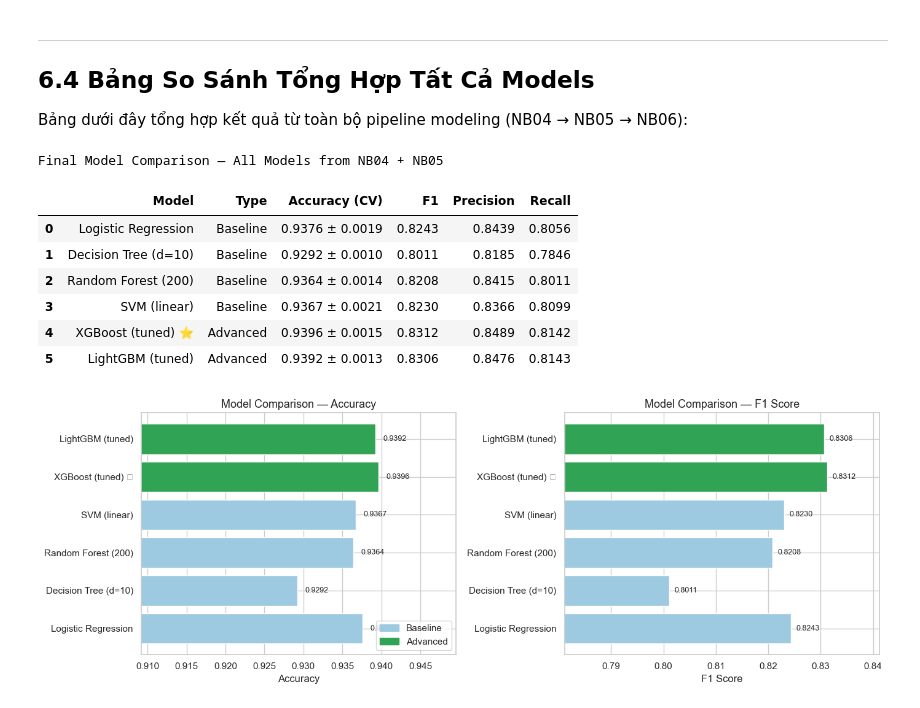
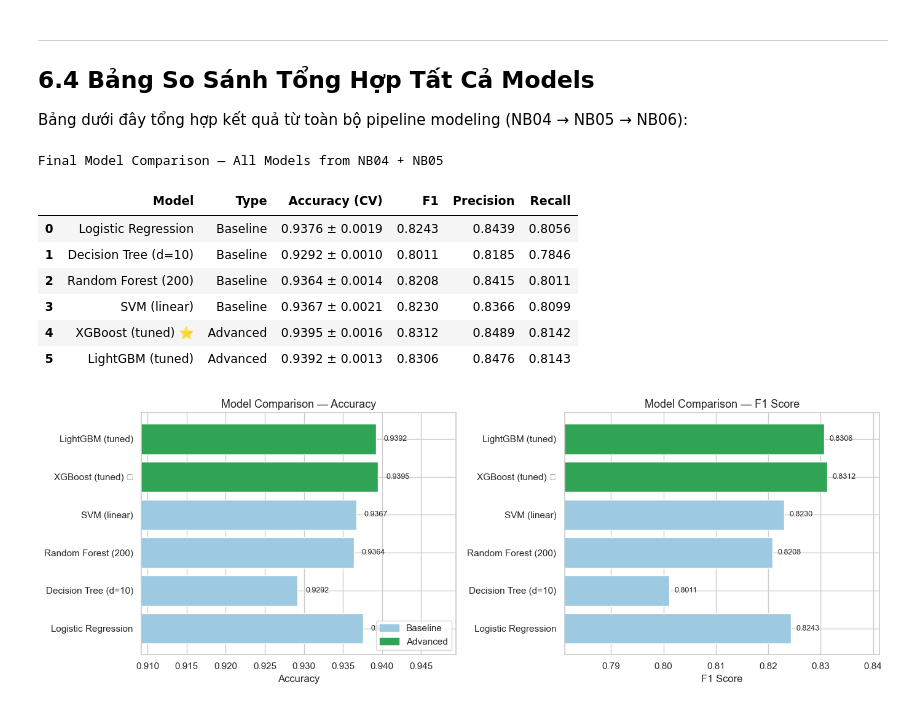
Before and after one commit to thkt2110/mental-health-depression-prediction, a Jupyter notebook: notebooks/06_evaluation.ipynb, the cells around one changed output. Cells and saved outputs as stored; diff of their text form; code cells hidden in the pictures.

```diff
--- a/notebooks/06_evaluation.ipynb
+++ b/notebooks/06_evaluation.ipynb
@@ -614,35 +614,35 @@ all_models = [
     {"Model": "Decision Tree (d=10)", "Accuracy_mean": 0.9292, "Accuracy_std": 0.0010,
      "F1_mean": 0.8011, "Precision_mean": 0.8185, "Recall_mean": 0.7846, "Type": "Baseline"},
     {"Model": "Random Forest (200)", "Accuracy_mean": 0.9364, "Accuracy_std": 0.0014,
      "F1_mean": 0.8208, "Precision_mean": 0.8415, "Recall_mean": 0.8011, "Type": "Baseline"},
     {"Model": "SVM (linear)", "Accuracy_mean": 0.9367, "Accuracy_std": 0.0021,
      "F1_mean": 0.8230, "Precision_mean": 0.8366, "Recall_mean": 0.8099, "Type": "Baseline"},
-    {"Model": "XGBoost (tuned) ⭐", "Accuracy_mean": 0.9396, "Accuracy_std": 0.0015,
+    {"Model": "XGBoost (tuned) ⭐", "Accuracy_mean": 0.9395, "Accuracy_std": 0.0016,
      "F1_mean": 0.8312, "Precision_mean": 0.8489, "Recall_mean": 0.8142, "Type": "Advanced"},
     {"Model": "LightGBM (tuned)", "Accuracy_mean": 0.9392, "Accuracy_std": 0.0013,
      "F1_mean": 0.8306, "Precision_mean": 0.8476, "Recall_mean": 0.8143, "Type": "Advanced"},
 ]
 
 final_df = pd.DataFrame(all_models)
 final_df["Accuracy (CV)"] = final_df.apply(
     lambda r: f"{r['Accuracy_mean']:.4f} ± {r['Accuracy_std']:.4f}", axis=1
 )
 
 display_cols = ["Model", "Type", "Accuracy (CV)", "F1_mean", "Precision_mean", "Recall_mean"]
 display(
     final_df[display_cols]
     .rename(columns={"F1_mean": "F1", "Precision_mean": "Precision", "Recall_mean": "Recall"})
     .style.format({"F1": "{:.4f}", "Precision": "{:.4f}", "Recall": "{:.4f}"})
     .set_caption("Final Model Comparison — All Models from NB04 + NB05")
 )
 # %% [output]
 Final Model Comparison — All Models from NB04 + NB05
 |  | Model | Type | Accuracy (CV) | F1 | Precision | Recall |
 | 0 | Logistic Regression | Baseline | 0.9376 ± 0.0019 | 0.8243 | 0.8439 | 0.8056 |
 | 1 | Decision Tree (d=10) | Baseline | 0.9292 ± 0.0010 | 0.8011 | 0.8185 | 0.7846 |
 | 2 | Random Forest (200) | Baseline | 0.9364 ± 0.0014 | 0.8208 | 0.8415 | 0.8011 |
 | 3 | SVM (linear) | Baseline | 0.9367 ± 0.0021 | 0.8230 | 0.8366 | 0.8099 |
-| 4 | XGBoost (tuned) ⭐ | Advanced | 0.9396 ± 0.0015 | 0.8312 | 0.8489 | 0.8142 |
+| 4 | XGBoost (tuned) ⭐ | Advanced | 0.9395 ± 0.0016 | 0.8312 | 0.8489 | 0.8142 |
 | 5 | LightGBM (tuned) | Advanced | 0.9392 ± 0.0013 | 0.8306 | 0.8476 | 0.8143 |
 # %%
 # Bar chart comparison
```
Also changed, not shown: parts of 5 cells of this notebook, 7 other files.
